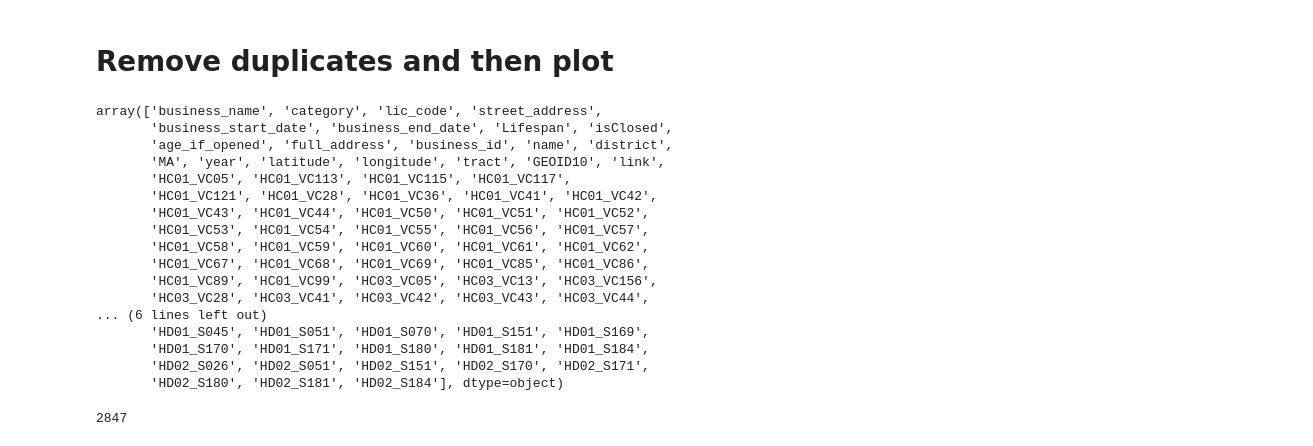
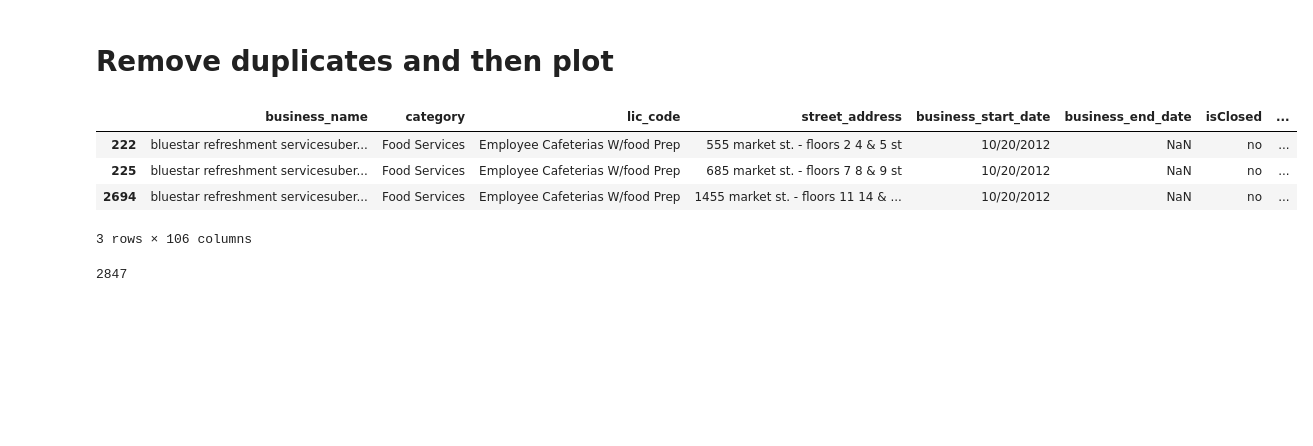
Before and after one commit to dtang29/final-project-ml, a Jupyter notebook: Resources/Jupyter Notebooks/regresssion_analysis.ipynb, the cells around one changed output. Drawn from its saved outputs; the diff is of its cells as text; code cells hidden in the pictures; blank space fills up the shorter version.

```diff
--- a/Resources/Jupyter Notebooks/regresssion_analysis.ipynb
+++ b/Resources/Jupyter Notebooks/regresssion_analysis.ipynb
@@ -297,23 +291,31 @@ df = pd.read_csv(path)
-# %%
-df.columns.values
-# %% [output]
-array(['business_name', 'category', 'lic_code', 'street_address',
-       'business_start_date', 'business_end_date', 'Lifespan', 'isClosed',
-       'age_if_opened', 'full_address', 'business_id', 'name', 'district',
-       'MA', 'year', 'latitude', 'longitude', 'tract', 'GEOID10', 'link',
-       'HC01_VC05', 'HC01_VC113', 'HC01_VC115', 'HC01_VC117',
-       'HC01_VC121', 'HC01_VC28', 'HC01_VC36', 'HC01_VC41', 'HC01_VC42',
-       'HC01_VC43', 'HC01_VC44', 'HC01_VC50', 'HC01_VC51', 'HC01_VC52',
-       'HC01_VC53', 'HC01_VC54', 'HC01_VC55', 'HC01_VC56', 'HC01_VC57',
-       'HC01_VC58', 'HC01_VC59', 'HC01_VC60', 'HC01_VC61', 'HC01_VC62',
-       'HC01_VC67', 'HC01_VC68', 'HC01_VC69', 'HC01_VC85', 'HC01_VC86',
-       'HC01_VC89', 'HC01_VC99', 'HC03_VC05', 'HC03_VC13', 'HC03_VC156',
-       'HC03_VC28', 'HC03_VC41', 'HC03_VC42', 'HC03_VC43', 'HC03_VC44',
-... (6 lines left out)
-       'HD01_S045', 'HD01_S051', 'HD01_S070', 'HD01_S151', 'HD01_S169',
-       'HD01_S170', 'HD01_S171', 'HD01_S180', 'HD01_S181', 'HD01_S184',
-       'HD02_S026', 'HD02_S051', 'HD02_S151', 'HD02_S170', 'HD02_S171',
-       'HD02_S180', 'HD02_S181', 'HD02_S184'], dtype=object)
+# %%
+#Set the paths
+path = os.path.join('..', 'Hadrien_DataCleanup', 'cleanDatasets', 'master_dataset.csv')
+
+#read in csv
+df = pd.read_csv(path)
+
+# Combine lifespan and age_if_opened into 1 column
+df['Age'] = df['Lifespan'].fillna(df['age_if_opened'])
+
+#Drop the age_if_opened and Lifespan column
+df = df.drop(columns=['age_if_opened', 'Lifespan'])
+
+#Drop the duplicates
+df = df.drop_duplicates(subset=["full_address","business_name"], keep="last")
+
+#choose dataframe where age != 0
+df = df[df.Age != 0]
+
+df.to_csv('master_dataset_cleaned.csv', index=False)
+# %%
+df[df['business_name'] == 'bluestar refreshment servicesuber technologies inc']
+# %% [output]
+|  | business_name | category | lic_code | street_address | business_start_date | business_end_date | isClosed | ... |
+| 222 | bluestar refreshment servicesuber... | Food Services | Employee Cafeterias W/food Prep | 555 market st. - floors 2 4 & 5 st | 10/20/2012 | NaN | no | ... |
+| 225 | bluestar refreshment servicesuber... | Food Services | Employee Cafeterias W/food Prep | 685 market st. - floors 7 8 & 9 st | 10/20/2012 | NaN | no | ... |
+| 2694 | bluestar refreshment servicesuber... | Food Services | Employee Cafeterias W/food Prep | 1455 market st. - floors 11 14 & ... | 10/20/2012 | NaN | no | ... |
+3 rows × 106 columns
 # %%
 df = df.drop_duplicates(subset=["full_address","business_name"], keep = "last")
 # %%
```
Also changed, not shown: parts of 2 cells of this notebook, 5 other files.
